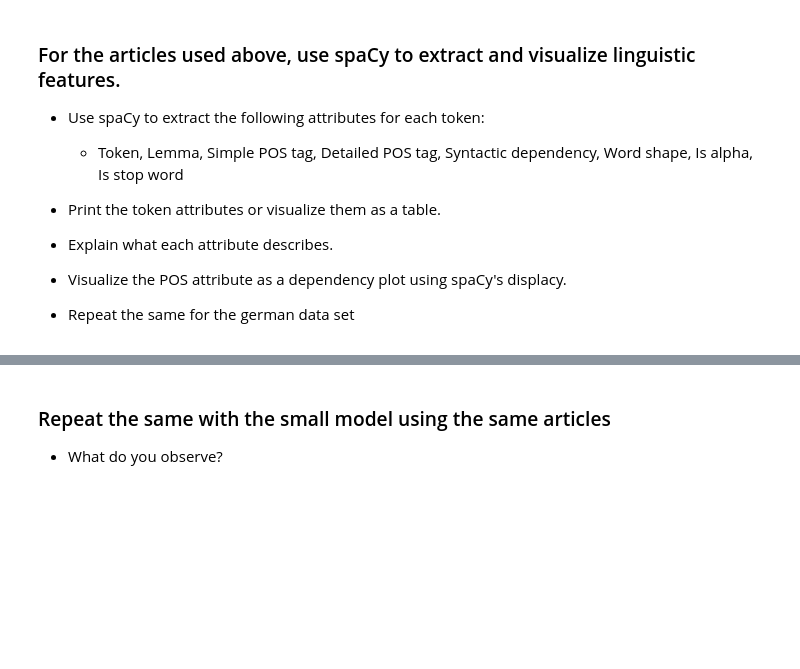
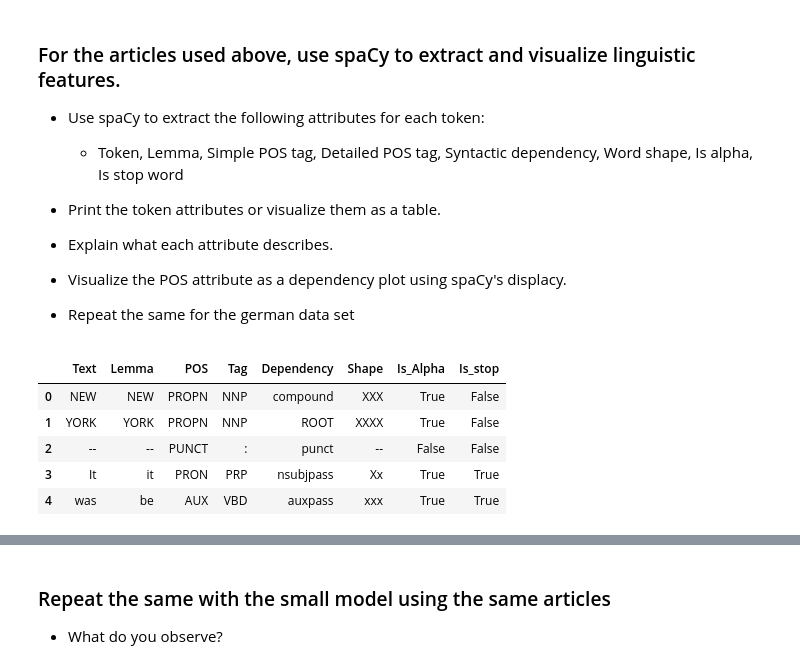
Before and after one commit to Samkas/TextMiningWS25, a Jupyter notebook: Lesson 1/spaCy_WS25_Janout.ipynb, the cells around one changed output, grey strips where cells are left out. Saved outputs shown, nothing was run; the diff lists cells and outputs as text; code cells hidden in the pictures; blank space fills up the shorter version.

```diff
--- a/Lesson 1/spaCy_WS25_Janout.ipynb
+++ b/Lesson 1/spaCy_WS25_Janout.ipynb
@@ -98,3 +140,8 @@ nlp_de = de_core_news_lg.load()
 r_en = random.randint(0, train_en.shape[0] - 1)
 
 # ? yourcode here -> tokenization & lemmatization with spacy
+docs_en = nlp_en(train_en['Article'][r_en])
+
+print(docs_en.text)
+print([token_en.text for token_en in docs_en])
+print([token_en.lemma_ for token_en in docs_en])
@@ -123,3 +181,28 @@ r_de = random.randint(0, train_de.shape[0] - 1)
+# %%
+# ? yourcode here [en]
+
+
+#for token in docs_en:
+  # text, lemma, pos_, tag_, dep_, shape_, is_alpha, is_stop
+  #print([token_en.text for token_en in docs_en])
+
+token_df_en = pd.DataFrame({"Text": [token_en.text for token_en in docs_en],
+                            "Lemma": [token_en.lemma_ for token_en in docs_en],
+                            "POS": [token_en.pos_ for token_en in docs_en],
+                            "Tag": [token_en.tag_ for token_en in docs_en],
+                            "Dependency": [token_en.dep_ for token_en in docs_en],
+                            "Shape": [token_en.shape_ for token_en in docs_en],
+                            "Is_Alpha": [token_en.is_alpha for token_en in docs_en],
+                            "Is_stop": [token_en.is_stop for token_en in docs_en]
+                            })
+token_df_en.head()
+# %% [output]
+|  | Text | Lemma | POS | Tag | Dependency | Shape | Is_Alpha | Is_stop |
+| 0 | NEW | NEW | PROPN | NNP | compound | XXX | True | False |
+| 1 | YORK | YORK | PROPN | NNP | ROOT | XXXX | True | False |
+| 2 | -- | -- | PUNCT | : | punct | -- | False | False |
+| 3 | It | it | PRON | PRP | nsubjpass | Xx | True | True |
+| 4 | was | be | AUX | VBD | auxpass | xxx | True | True |
 # %%
 import sys
 from IPython import display
```
Also changed, not shown: parts of 24 cells of this notebook.
